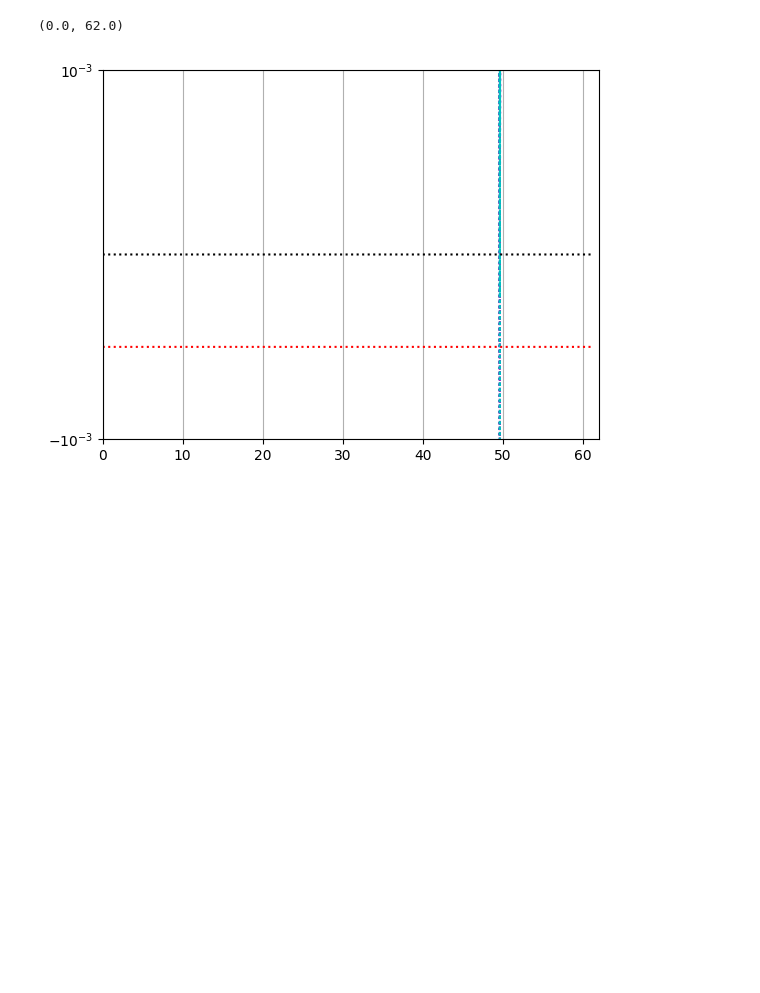
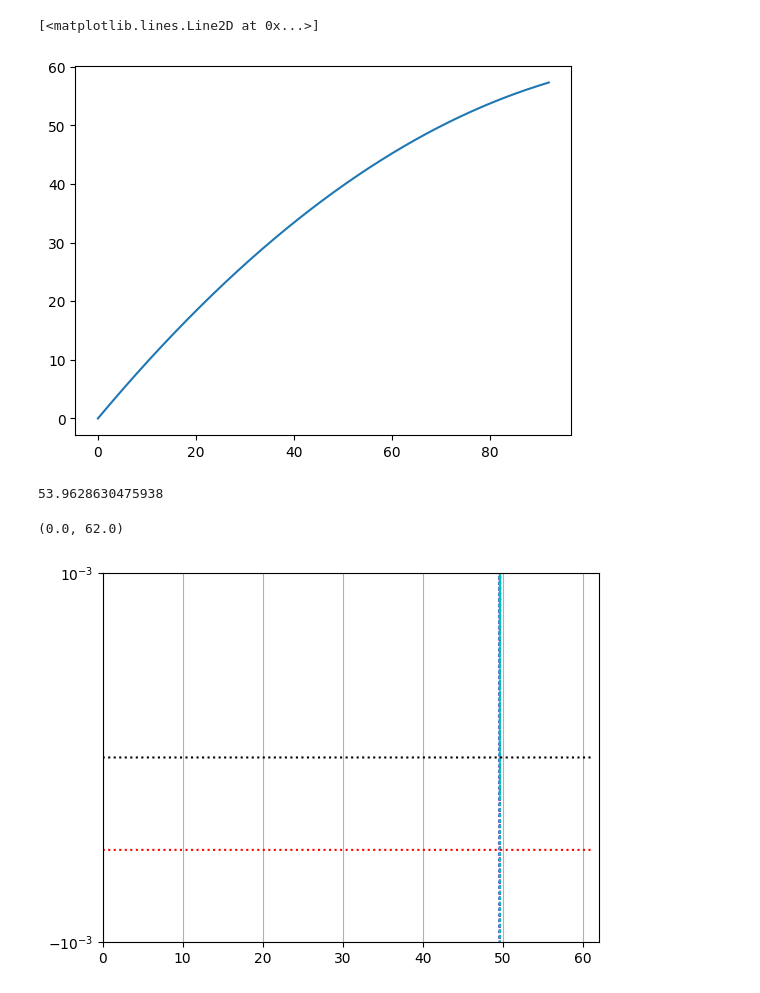
Before and after one commit to richard-von-eckardstein/GEFF, a Jupyter notebook: CompareTwoRuns.ipynb, the cells around one changed output. Cells and saved outputs as stored; diff of their text form; code cells hidden in the pictures; blank space fills up the shorter version.

```diff
--- a/CompareTwoRuns.ipynb
+++ b/CompareTwoRuns.ipynb
@@ -143,3 +167,12 @@ plt.xlim(55, 114)
+# %%
+plt.plot(tS, NS)
+# %% [output]
+[<matplotlib.lines.Line2D at 0x...>]
+[figure, added]
+# %%
+print(CubicSpline(NS, tS)(42))
+# %% [output]
+53.9628630475938
 # %%
 plt.plot(NR, np.log(kSR/khR), "m:")
 plt.plot(NS, np.log(kSS/khS), "c:")
```
Also changed, not shown: parts of 5 cells of this notebook, 3 other files.
